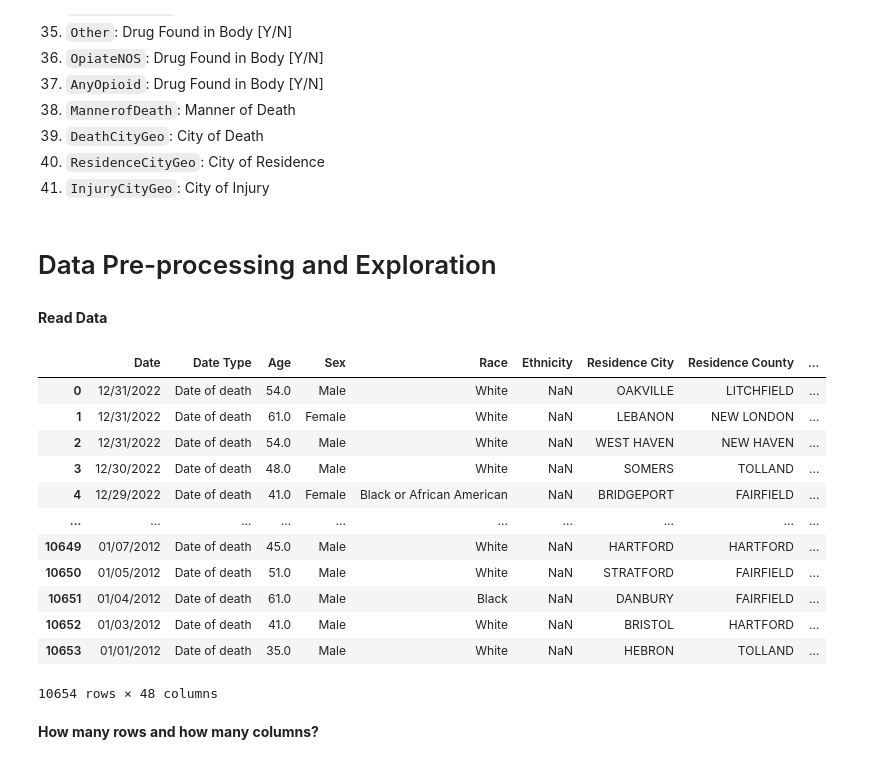
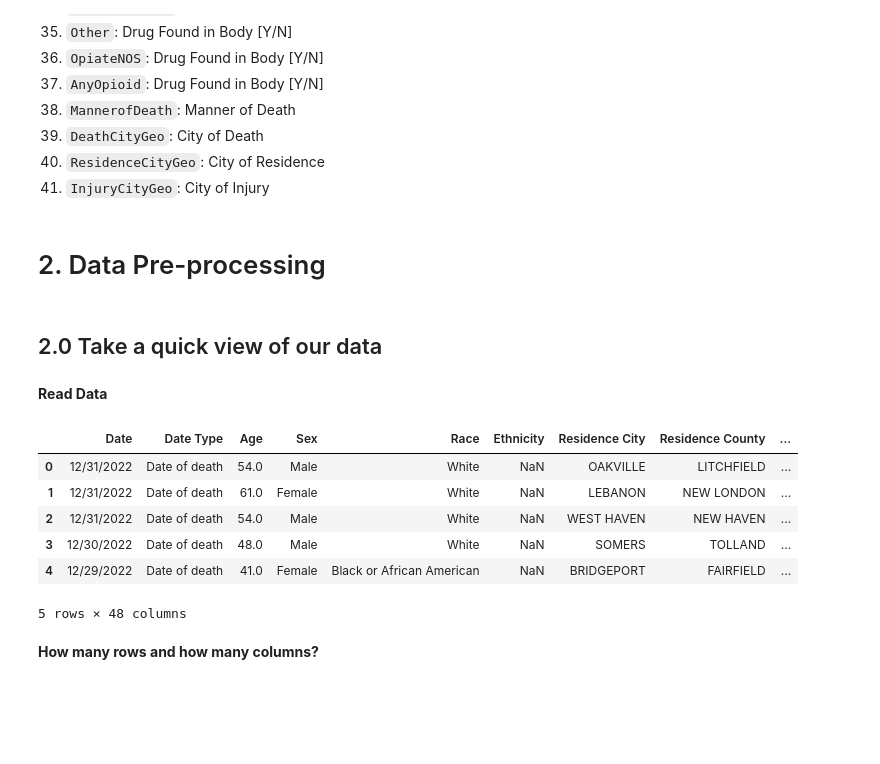
Before and after one commit to Lumine11/-Programming4DS---FinalProject, a Jupyter notebook: FinalProject.ipynb, the cells around one changed output. Cells and saved outputs as stored; diff of their text form; code cells hidden in the pictures; blank space fills up the shorter version.

```diff
--- a/FinalProject.ipynb
+++ b/FinalProject.ipynb
@@ -84,28 +84,24 @@ The dataset has **41 columns** and **5105 rows**. The file have the following co
 40. `ResidenceCityGeo`: City of Residence
 41. `InjuryCityGeo`: City of Injury
 # %% [markdown]
-# Data Pre-processing and Exploration
+# 2. Data Pre-processing
+# %% [markdown]
+## 2.0 Take a quick view of our data
 # %% [markdown]
-**Read Data**
+ **Read Data**
 # %%
 # Đọc dữ liệu từ ./Accidental Drug Related Deaths in Connecticut-2012-2018 và lưu vào DrugDeath_df
 DrugDeath_df = pd.read_csv('./Data/Accidental_Drug_Related_Deaths_2012-2022.csv')
 
-DrugDeath_df
+DrugDeath_df.head(5)
 # %% [output]
 |  | Date | Date Type | Age | Sex | Race | Ethnicity | Residence City | Residence County | ... |
 | 0 | 12/31/2022 | Date of death | 54.0 | Male | White | NaN | OAKVILLE | LITCHFIELD | ... |
 | 1 | 12/31/2022 | Date of death | 61.0 | Female | White | NaN | LEBANON | NEW LONDON | ... |
 | 2 | 12/31/2022 | Date of death | 54.0 | Male | White | NaN | WEST HAVEN | NEW HAVEN | ... |
 | 3 | 12/30/2022 | Date of death | 48.0 | Male | White | NaN | SOMERS | TOLLAND | ... |
 | 4 | 12/29/2022 | Date of death | 41.0 | Female | Black or African American | NaN | BRIDGEPORT | FAIRFIELD | ... |
-| ... | ... | ... | ... | ... | ... | ... | ... | ... | ... |
-| 10649 | 01/07/2012 | Date of death | 45.0 | Male | White | NaN | HARTFORD | HARTFORD | ... |
-| 10650 | 01/05/2012 | Date of death | 51.0 | Male | White | NaN | STRATFORD | FAIRFIELD | ... |
-| 10651 | 01/04/2012 | Date of death | 61.0 | Male | Black | NaN | DANBURY | FAIRFIELD | ... |
-| 10652 | 01/03/2012 | Date of death | 41.0 | Male | White | NaN | BRISTOL | HARTFORD | ... |
-| 10653 | 01/01/2012 | Date of death | 35.0 | Male | White | NaN | HEBRON | TOLLAND | ... |
-10654 rows × 48 columns
+5 rows × 48 columns
 # %% [markdown]
 **How many rows and how many columns?**
 # %%
```
Also changed, not shown: parts of 53 cells of this notebook.
